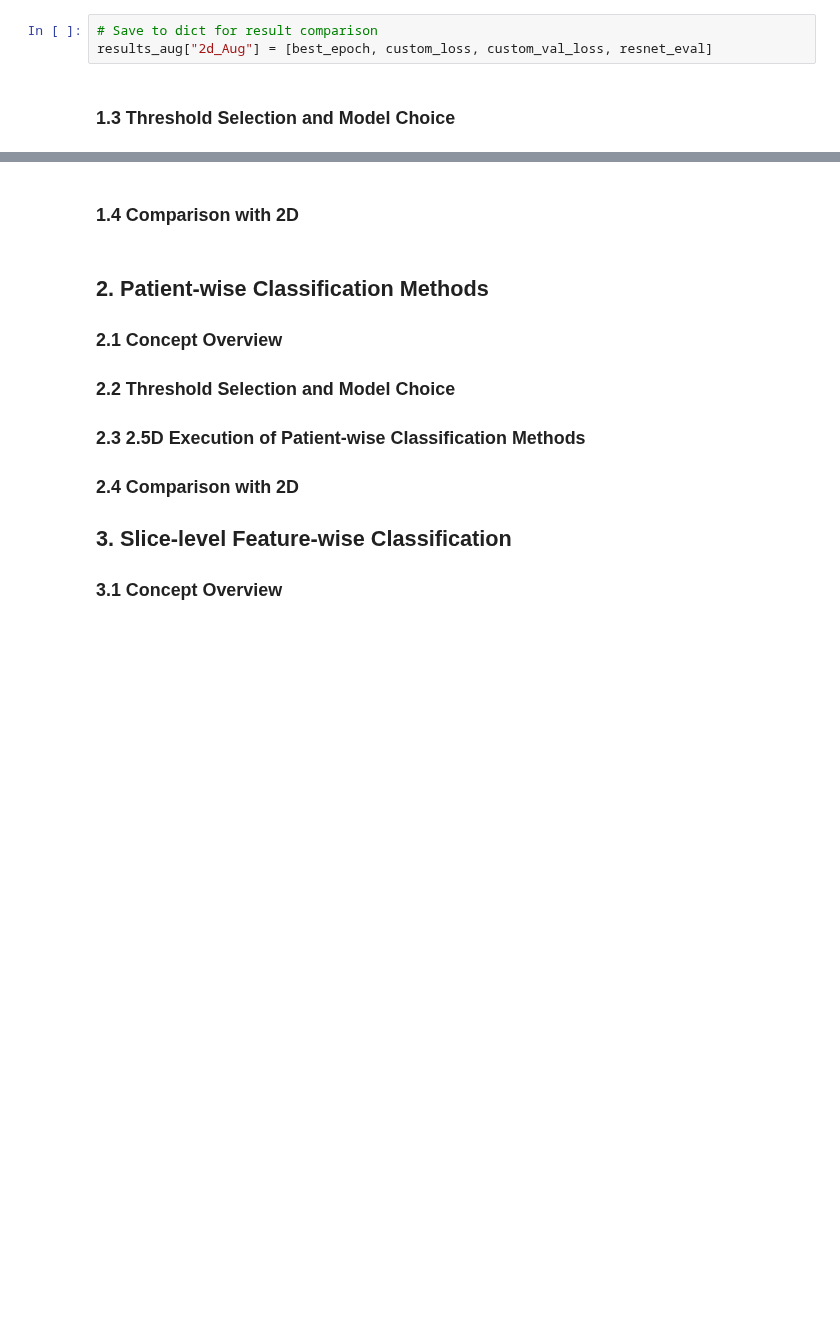
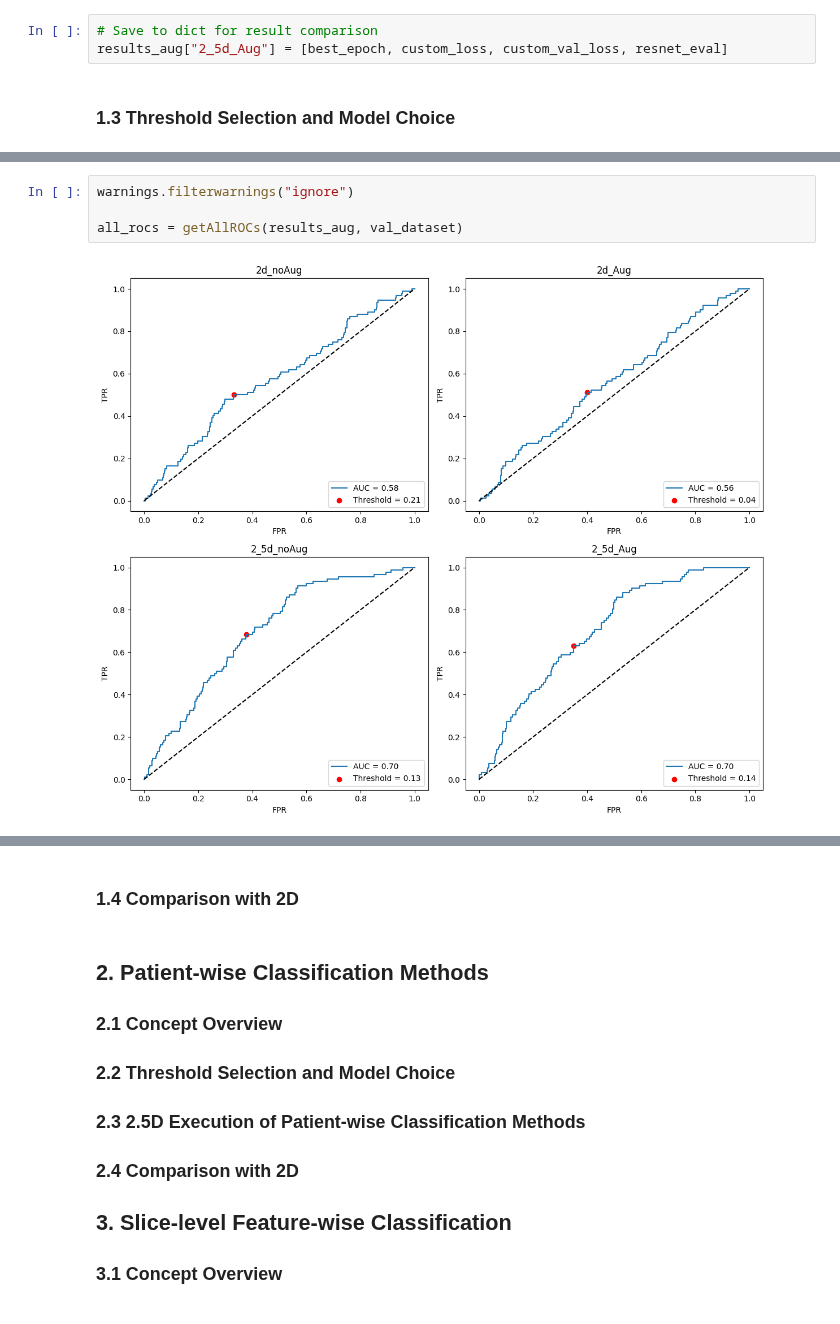
Before and after one commit to rafael-andre1/AI-for-Interstitial-Lung-Disease-Classification, a Jupyter notebook: 4 - modelDevelopment/4.4 - 2.5D/repeatExperiments.ipynb, the cells around one changed output, grey strips where cells are left out. Cells and saved outputs as stored; diff of their text form; blank space fills up the shorter version.

Commit message:
Experiment Replication For 2.5D: Part 2
Added ROC/AUC and Loss evolution plots for 2D and 2.5D.

Next step is comparison and result discussion.

```diff
--- a/4 - modelDevelopment/4.4 - 2.5D/repeatExperiments.ipynb
+++ b/4 - modelDevelopment/4.4 - 2.5D/repeatExperiments.ipynb
@@ -525,7 +500,7 @@ else: print("DID NOT SAVE")
 DID NOT SAVE
 # %%
 # Save to dict for result comparison
-results_aug["2d_Aug"] = [best_epoch, custom_loss, custom_val_loss, resnet_eval]
+results_aug["2_5d_Aug"] = [best_epoch, custom_loss, custom_val_loss, resnet_eval]
 # %% [markdown]
 <a name="12-threshold-selection-and-model-choice"></a>
 ### 1.3 Threshold Selection and Model Choice
@@ -531,0 +647,6 @@ results_aug["2d_Aug"] = [best_epoch, custom_loss, custom_val_loss, resnet_eval]
+# %%
+warnings.filterwarnings("ignore")
+
+all_rocs = getAllROCs(results_aug, val_dataset)
+# %% [output]
+[figure, added]
```
Also changed, not shown: parts of 10 cells of this notebook.
